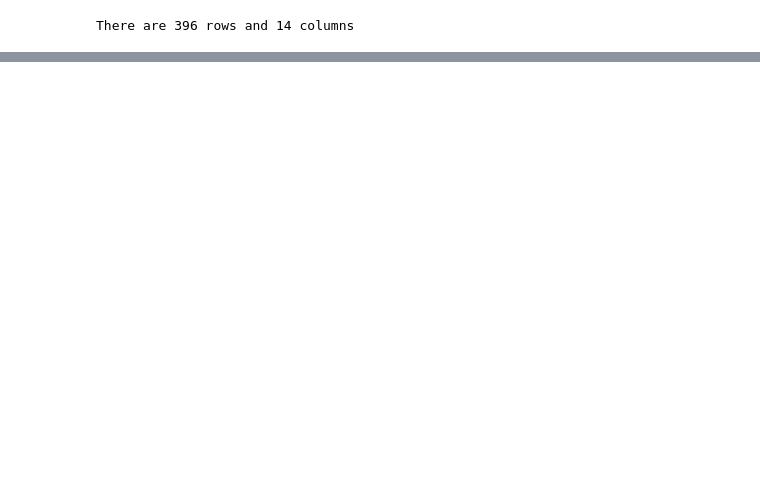
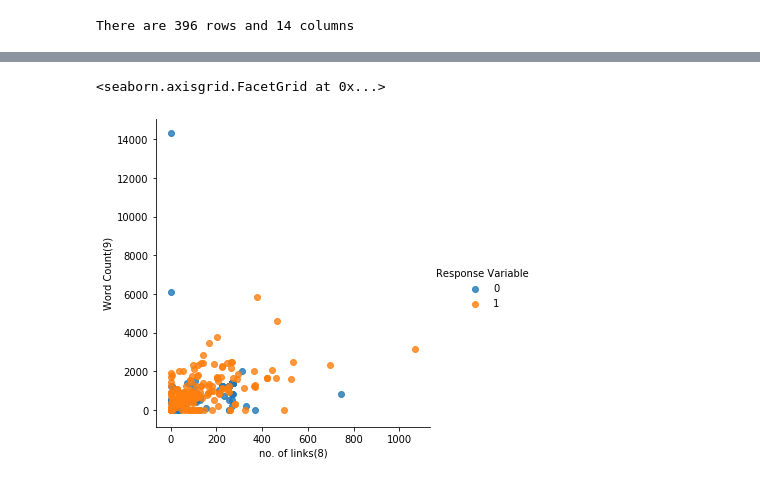
Before and after one commit to priyanshusankhala/Research-paper, a Jupyter notebook: analysis.ipynb, the cells around one changed output, grey strips where cells are left out. Saved outputs shown, nothing was run; the diff lists cells and outputs as text; code cells hidden in the pictures; blank space fills up the shorter version.

```diff
--- a/analysis.ipynb
+++ b/analysis.ipynb
@@ -100,0 +103,9 @@ plotScatterMatrix(df1, 25, 14)
+# %%
+# Multivariate scatter plots¶
+footballers = df1.copy()
+sns.lmplot(x='no. of links(8)', y='Word Count(9)', hue='Response Variable',
+           data=footballers.loc[footballers['Response Variable'].isin(['1', '0', '2'])],
+           fit_reg=False)
+# %% [output]
+<seaborn.axisgrid.FacetGrid at 0x...>
+[figure, added]
```
Also changed, not shown: parts of 13 cells of this notebook.
